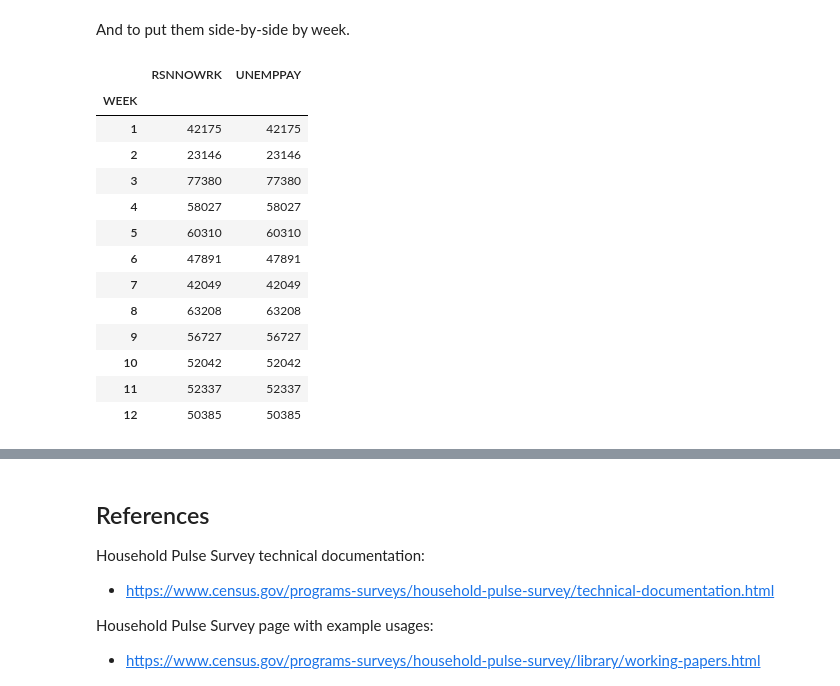
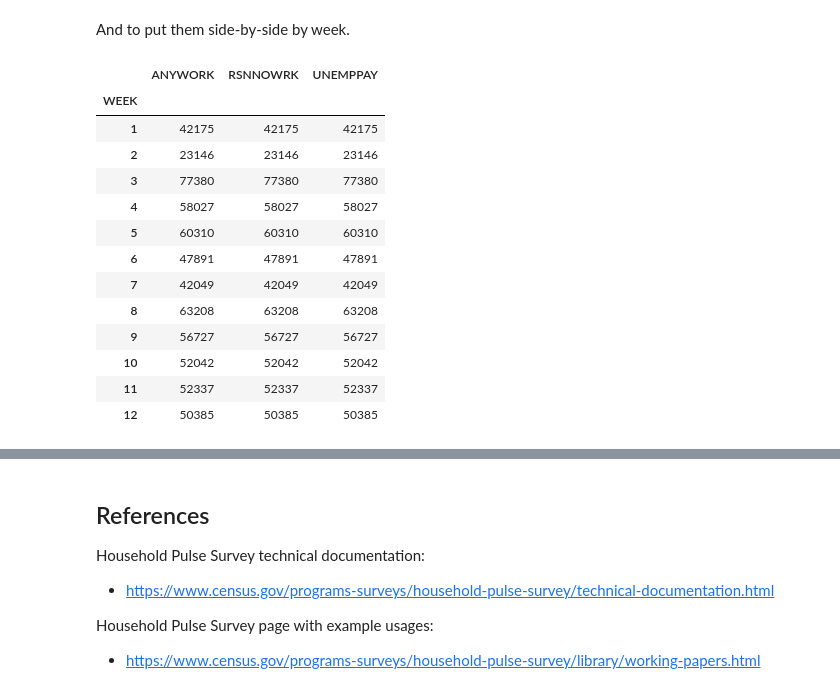
Before and after one commit to jhleakakos/msds-unsupervised-learning-final, a Jupyter notebook: even_more_surveys.ipynb, the cells around one changed output, grey strips where cells are left out. Saved outputs shown, nothing was run; the diff lists cells and outputs as text; code cells hidden in the pictures.

```diff
--- a/even_more_surveys.ipynb
+++ b/even_more_surveys.ipynb
@@ -505,8 +513,14 @@ df_any_hlth_ins['has_hlth_ins'] = 0
 df_any_hlth_ins.loc[df_any_hlth_ins[df_any_hlth_ins.eq(1).any(axis=1)].index, 'has_hlth_ins'] = 1
 # df_any_hlth_ins
 
-df = pd.concat([df.drop(df.loc[:,'HLTHINS1':'HLTHINS8'], axis=1), df_any_hlth_ins['has_hlth_ins']], axis=1)
+df = pd.concat([
+    df.drop(
+        df.loc[:,'HLTHINS1':'HLTHINS8']
+        , axis=1
+    )
+    , df_any_hlth_ins['has_hlth_ins']
+    ], axis=1
+)
 
-print(f'{df[df.ne(-99).all(1) & df_temp.ne(-88).all(1)].shape[0]:,} rows do not have a -99 or -88, '
-      f'{df[df.ne(-99).all(1) & df.ne(-88).all(1)].shape[0] / df.shape[0]:.3f} of the total dataset')
+show_me_99_98()
 # %% [output]
@@ -579,24 +614,28 @@ ax.set_yticklabels([f'{x:,.0f}' for x in ax.get_yticks()]);
 And to put them side-by-side by week.
 # %%
 df_no_work = pd.merge(
-    df.loc[df['RSNNOWRK'] == -88, ['WEEK']].groupby('WEEK').value_counts()
+    pd.merge(
+        df.loc[df['ANYWORK'] != 2, ['WEEK']].groupby('WEEK').value_counts()
+        , df.loc[df['RSNNOWRK'] == -88, ['WEEK']].groupby('WEEK').value_counts()
+        , on='WEEK'
+    )
     , df.loc[df['UNEMPPAY'] == -88, ['WEEK']].groupby('WEEK').value_counts()
     , on='WEEK'
 )
-df_no_work.columns = ['RSNNOWRK', 'UNEMPPAY']
+df_no_work.columns = ['ANYWORK', 'RSNNOWRK', 'UNEMPPAY']
 df_no_work
 # %% [output]
-|  | RSNNOWRK | UNEMPPAY |
-| WEEK |  |  |
-| 1 | 42175 | 42175 |
-| 2 | 23146 | 23146 |
-| 3 | 77380 | 77380 |
-| 4 | 58027 | 58027 |
-| 5 | 60310 | 60310 |
-| 6 | 47891 | 47891 |
-| 7 | 42049 | 42049 |
-| 8 | 63208 | 63208 |
-| 9 | 56727 | 56727 |
-| 10 | 52042 | 52042 |
-| 11 | 52337 | 52337 |
-| 12 | 50385 | 50385 |
+|  | ANYWORK | RSNNOWRK | UNEMPPAY |
+| WEEK |  |  |  |
+| 1 | 42175 | 42175 | 42175 |
+| 2 | 23146 | 23146 | 23146 |
+| 3 | 77380 | 77380 | 77380 |
+| 4 | 58027 | 58027 | 58027 |
+| 5 | 60310 | 60310 | 60310 |
+| 6 | 47891 | 47891 | 47891 |
+| 7 | 42049 | 42049 | 42049 |
+| 8 | 63208 | 63208 | 63208 |
+| 9 | 56727 | 56727 | 56727 |
+| 10 | 52042 | 52042 | 52042 |
+| 11 | 52337 | 52337 | 52337 |
+| 12 | 50385 | 50385 | 50385 |
```
Also changed, not shown: parts of 15 cells of this notebook.
